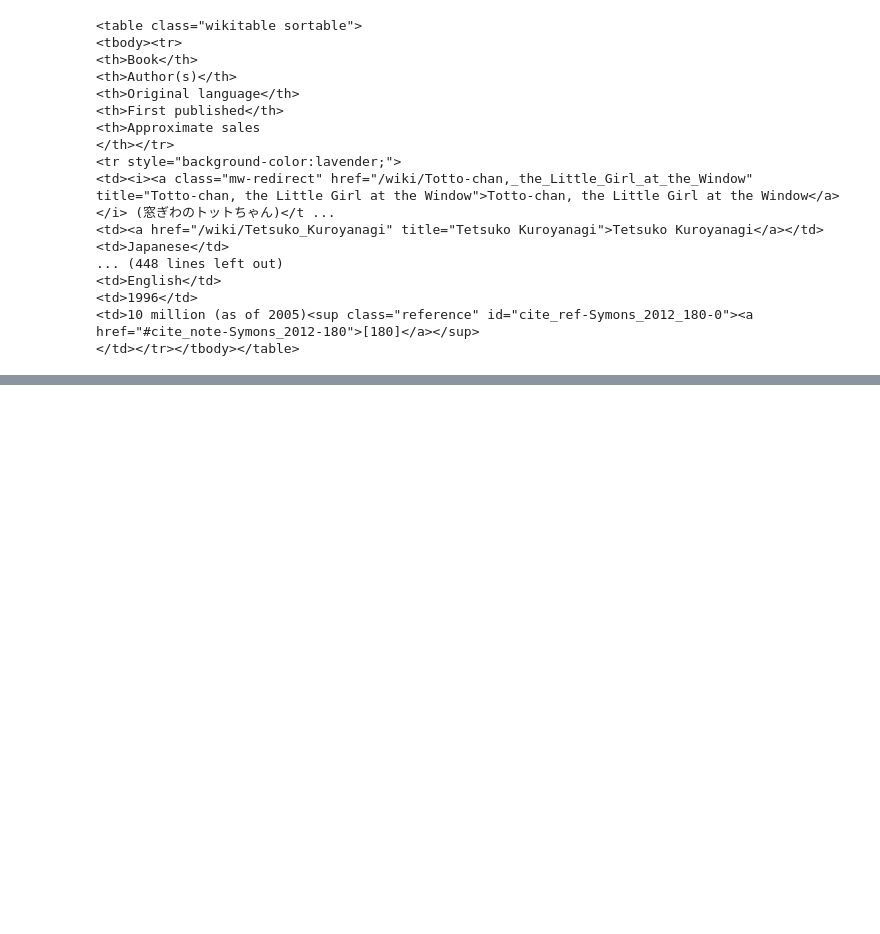
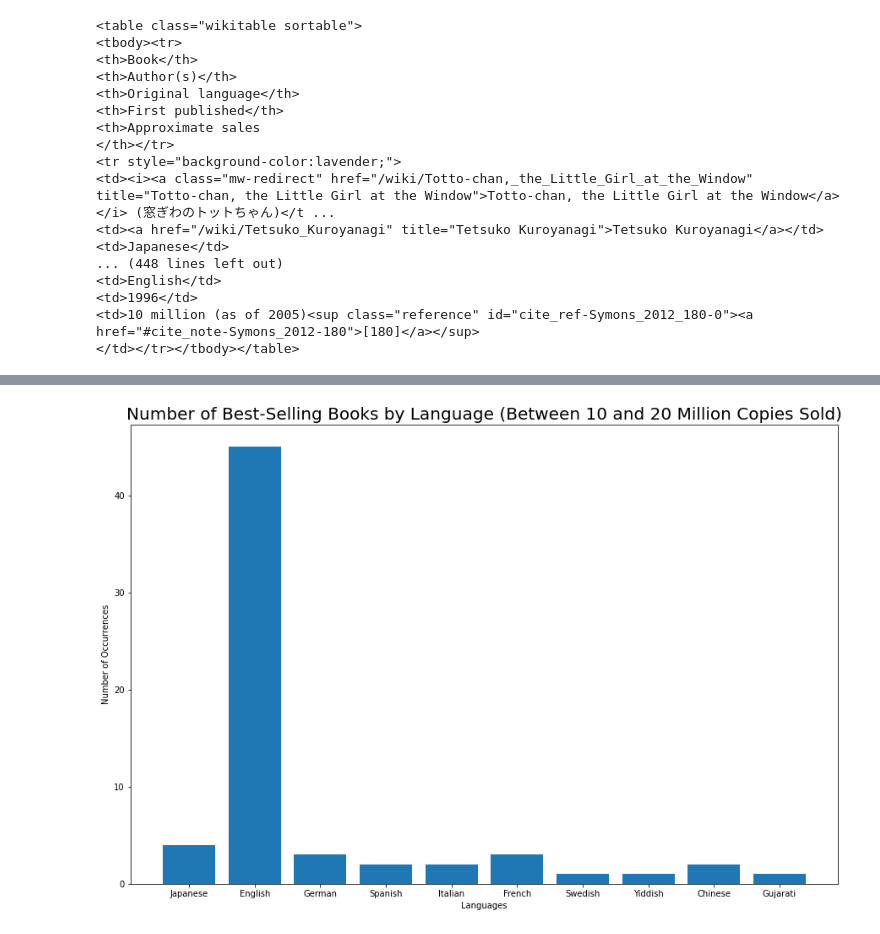
Before and after one commit to kmfurst/CSC221-kmfurst-GroupProject, a Jupyter notebook: CSC221_kmfurst_GroupProject.ipynb, the cells around one changed output, grey strips where cells are left out. Cells and saved outputs as stored; diff of their text form; code cells hidden in the pictures; blank space fills up the shorter version.

Commit message:
Updated ipynb for matplotlib graph

```diff
--- a/CSC221_kmfurst_GroupProject.ipynb
+++ b/CSC221_kmfurst_GroupProject.ipynb
@@ -147,3 +147,18 @@ df_first10
 # %%
 #convert to CSV file
 df.to_csv("CSC221_webscrape_data.csv")
+# %%
+from matplotlib import pyplot as plt
+
+lang_data = pd.DataFrame({'Language': df['Original Language'].value_counts()}, index=df['Original Language'].unique())
+
+plt.figure(figsize=(15,10))
+plt.bar(range(0, len(lang_data['Language'])), lang_data['Language'])
+plt.xticks(range(0, len(lang_data['Language'])),
+                 lang_data.index.values)
+plt.title('Number of Best-Selling Books by Language (Between 10 and 20 Million Copies Sold)', fontsize=20)
+plt.xlabel('Languages')
+plt.ylabel('Number of Occurrences')
+plt.show()
+# %% [output]
+[figure, added]
```
Also changed, not shown: parts of 3 cells of this notebook, 1 other file.
